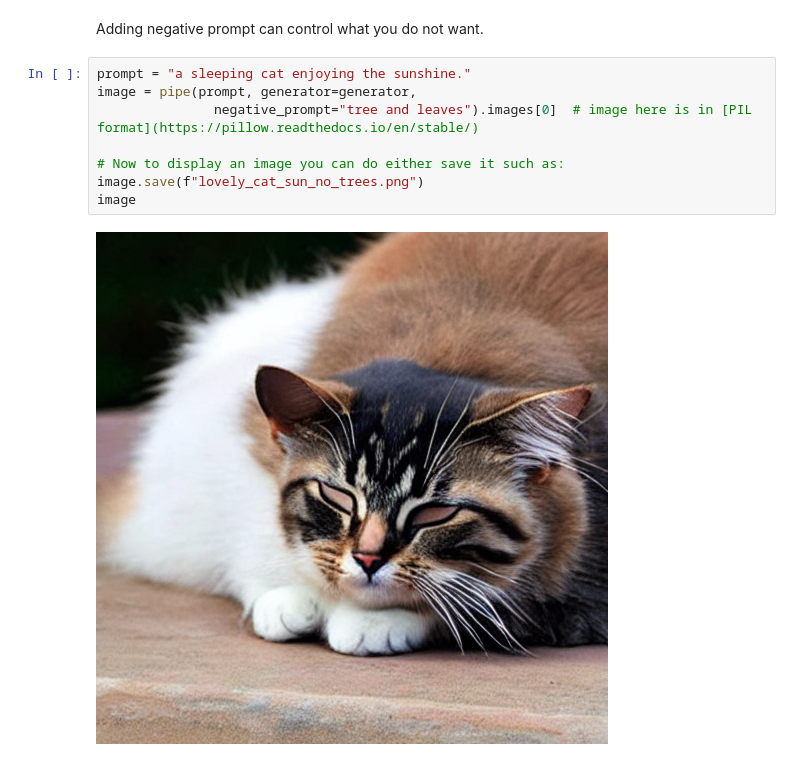
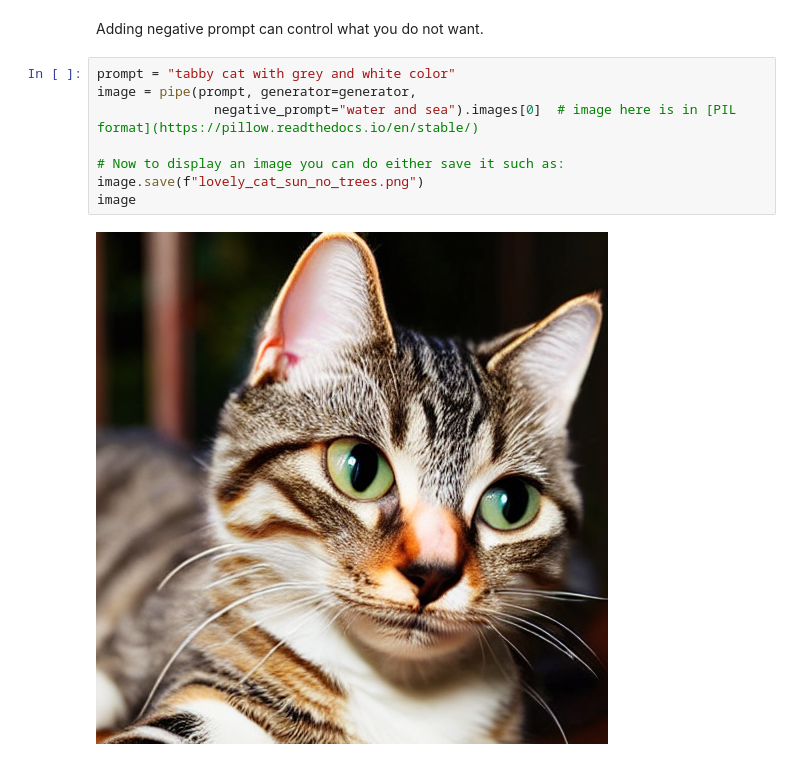
Before and after one commit to qayyumu/GradioExp, a Jupyter notebook: session_computervision/StableDiffusion_HFace.ipynb, the cells around one changed output. Cells and saved outputs as stored; diff of their text form.

```diff
--- a/session_computervision/StableDiffusion_HFace.ipynb
+++ b/session_computervision/StableDiffusion_HFace.ipynb
@@ -131,12 +132,12 @@ image
 # %% [markdown]
 Adding negative prompt can control what you do not want.
 # %%
-prompt = "a sleeping cat enjoying the sunshine."
+prompt = "tabby cat with grey and white color"
 image = pipe(prompt, generator=generator,
-               negative_prompt="tree and leaves").images[0]  # image here is in [PIL format](https://pillow.readthedocs.io/en/stable/)
+               negative_prompt="water and sea").images[0]  # image here is in [PIL format](https://pillow.readthedocs.io/en/stable/)
 
 # Now to display an image you can do either save it such as:
 image.save(f"lovely_cat_sun_no_trees.png")
 image
 # %% [output]
-[figure, old version]
+[figure, new version]
```
Also changed, not shown: parts of 5 cells of this notebook.
